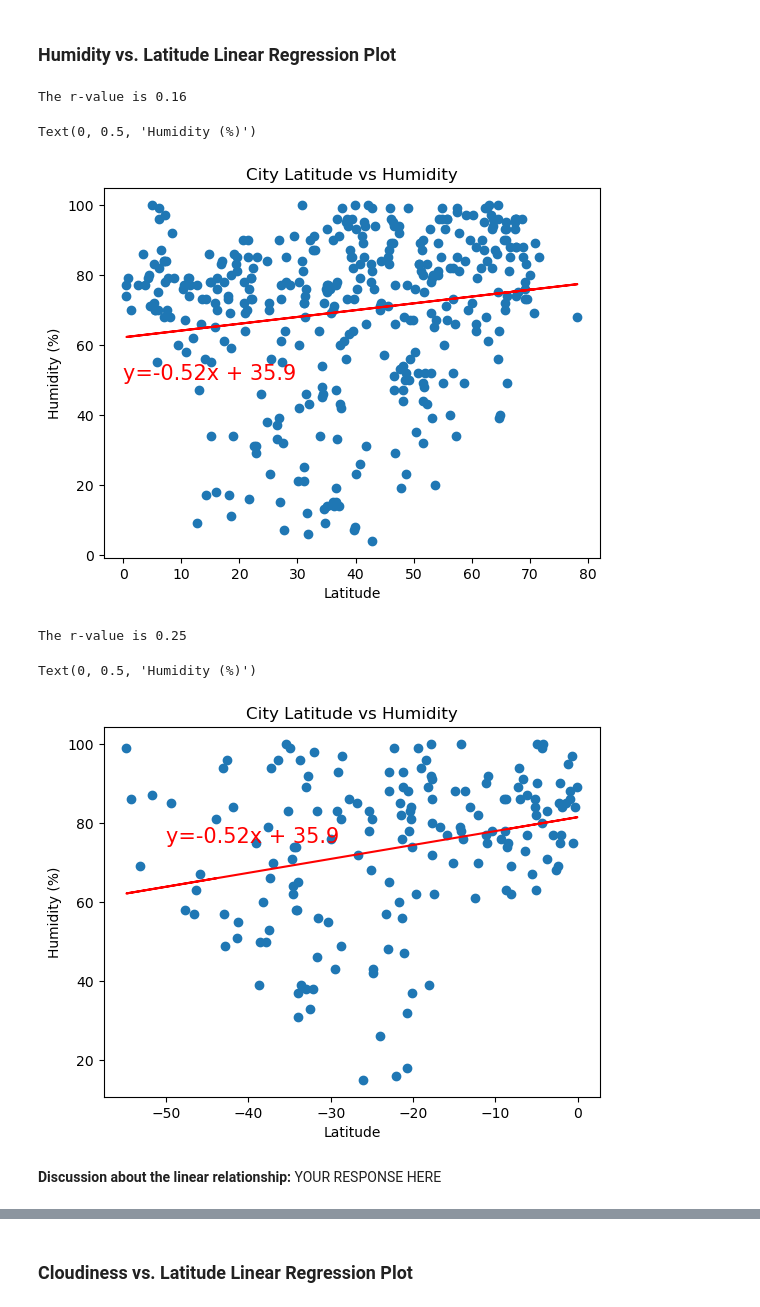
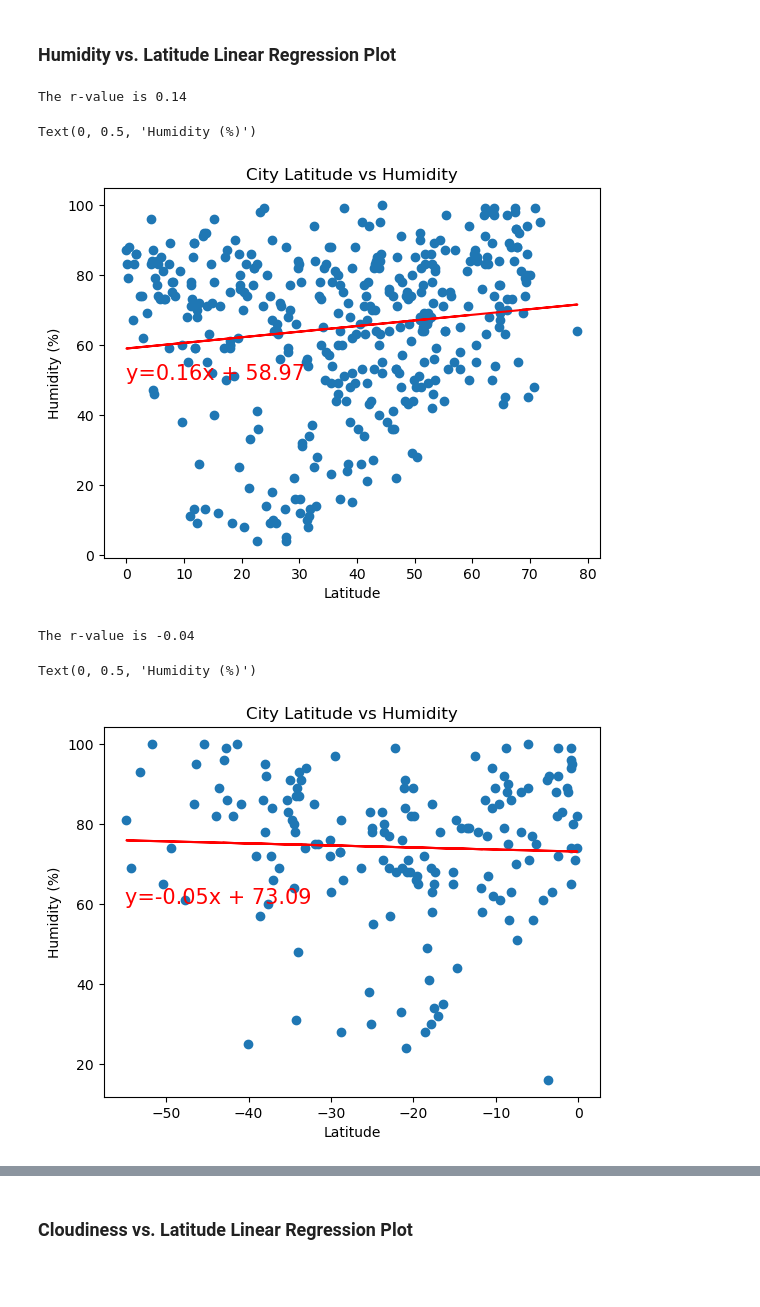
Before and after one commit to thebuttercupgang/python-api-challenge, a Jupyter notebook: WeatherPy/WeatherPy.ipynb, the cells around one changed output, grey strips where cells are left out. Drawn from its saved outputs; the diff is of its cells as text; code cells hidden in the pictures; blank space fills up the shorter version.

```diff
--- a/WeatherPy/WeatherPy.ipynb
+++ b/WeatherPy/WeatherPy.ipynb
@@ -328,16 +328,14 @@ plt.show()
 ## Requirement 2: Compute Linear Regression for Each Relationship
 # %%
 # Define a function to create Linear Regression plots
-def linear_regress(x,y):
+def linear_regress(x,y, coord):
     (slope, intercept, rvalue, pvalue, stderr) = linregress(x,y)
     regression = intercept + (slope * x)
     line_eq = f"y={round(slope, 2)}x + {round(intercept, 2)}"
     plt.scatter(x,y)
     plt.plot(x, regression, color = "r")
     print(f"The r-value is {round(pearsonr(x,y)[0],2)}")
-
-def annotation(line_eq, a,b):
-    plt.annotate(line_eq,xy=(16,10),fontsize= 15,color="r")
+    plt.annotate(line_eq,xy=coord,fontsize= 15,color="r")
 # %%
 # Create a DataFrame with the Northern Hemisphere data (Latitude >= 0)
 northern_hemi_df = city_data_df[city_data_df["Lat"] >= 0]
@@ -402,28 +401,24 @@ The r-value is 0.78
 ### Humidity vs. Latitude Linear Regression Plot
 # %%
 # Northern Hemisphere
-linear_regress(n_lat, northern_hemi_df["Humidity"])
-annotation(line_eq, 0, 50)
+linear_regress(n_lat, northern_hemi_df["Humidity"], (0,50))
 
 plt.title("City Latitude vs Humidity")
 plt.xlabel("Latitude")
 plt.ylabel("Humidity (%)")
 # %% [output]
-The r-value is 0.16
+The r-value is 0.14
 Text(0, 0.5, 'Humidity (%)')
-[figure, old version]
+[figure, new version]
 # %%
 # Southern Hemisphere
 s_lat = southern_hemi_df["Lat"]
-linear_regress(s_lat, southern_hemi_df["Humidity"])
-annotation(line_eq, -50, 75)
+linear_regress(s_lat, southern_hemi_df["Humidity"], (-55,60))
 
 plt.title("City Latitude vs Humidity")
 plt.xlabel("Latitude")
 plt.ylabel("Humidity (%)")
 # %% [output]
-The r-value is 0.25
+The r-value is -0.04
 Text(0, 0.5, 'Humidity (%)')
-[figure, old version]
+[figure, new version]
-# %% [markdown]
-**Discussion about the linear relationship:** YOUR RESPONSE HERE
```
Also changed, not shown: parts of 26 cells of this notebook, 5 other files.
